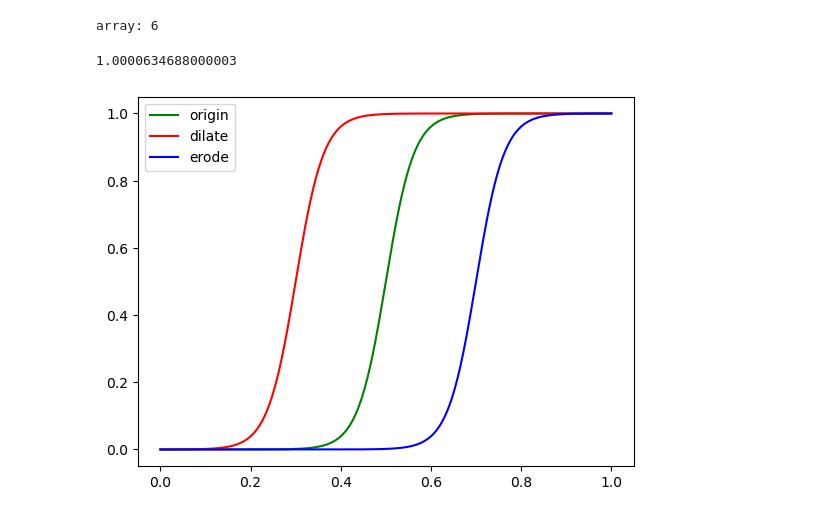
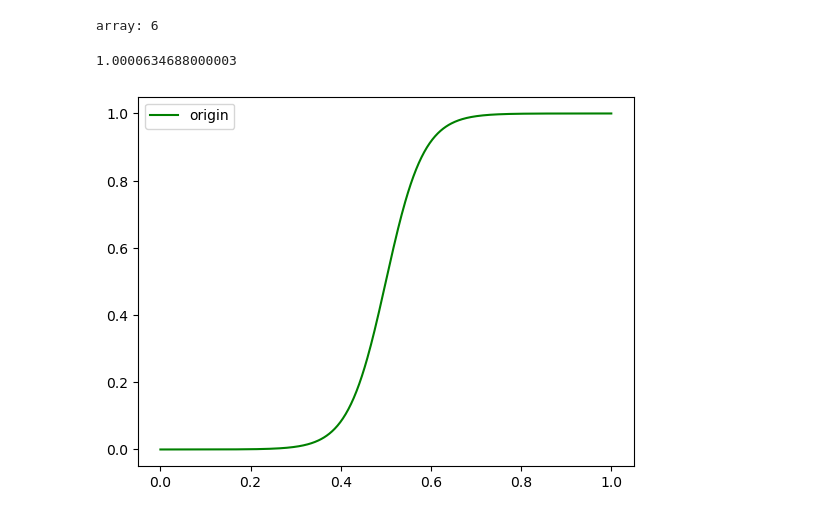
Before and after one commit to Schnabel-8/homo3d, a Jupyter notebook: scripts/data_process.ipynb, the cells around one changed output. Cells and saved outputs as stored; diff of their text form; code cells hidden in the pictures.

```diff
--- a/scripts/data_process.ipynb
+++ b/scripts/data_process.ipynb
@@ -211,11 +227,12 @@ def Tanh(beta,eta):
     return lambda x:(tanh(beta*eta)+tanh(beta*(x-eta)))/(tanh(beta*eta)+tanh(beta*(1-eta)))
 
 def TanhDiff(beta,eta):
-    return lambda x:(4*np.exp(2*x)/(((np.exp(2*x))+1)**2))/(tanh(beta*eta)+tanh(beta*(1-eta)))
-x=np.linspace(0,1,500)
+    return lambda x:beta/(cosh(beta*(x-eta))**2*(tanh(beta*eta)+tanh(beta*(1-eta))))
+
 #plot(x,Erd(16)(x),color='blue')
 #plot(x,Erd(4)(x),color='red')
-b_=16
+x=np.linspace(0,1,500)
+b_=12
 [erd,erd_]=Erd(b_)
 if(0):
     plot(x,erd_(x),color='red')
@@ -225,34 +242,34 @@ elif(0):
     plot(x,(x**b_),color='blue')
 
 [dlt,dlt_]=Dlt(b_)
-
+x=np.linspace(0,1,500)
 _tanh=Tanh(b_,0.5)
 _tanhe=Tanh(b_,0.7)
 _tanhd=Tanh(b_,0.3)
 tanh_=TanhDiff(3,0.5)
 polyn=lambda x:-(2.1333)*x**3+(15.2)*x**2-(0.0666)*x+0.0001
 polyn_=lambda x:-(6.3999)*x**2+(30.4)*x-(0.0666)
 poly=lambda x:-(32/15)*x**3+(16/5)*x**2-(1/15)*x
 poly_=lambda x:-(32/5)*x**2+(32/5)*x-(1/15)
 if(0):
     plot(x,dlt_(x),color='red')
     plot(x,(-b_*(1-x)**(b_-1)),color='blue')
 elif(1):
    # plot(x,erd(x),color='green')
    # plot(x,(x**b_),color='yellow')
     #plot(x,dlt(x),color='red')
     #plot(x,(1-(1-x)**b_),color='blue')
     #plot(x,tanh_(x),color='green')
     plot(x,_tanh(x),color='green',label='origin')
-    plot(x,_tanhd(x),color='red',label='dilate')
-    plot(x,_tanhe(x),color='blue',label='erode')
+   # plot(x,_tanhd(x),color='red',label='dilate')
+   # plot(x,_tanhe(x),color='blue',label='erode')
     #plot(x,x**3,color='green')
     plt.legend()
     #plot(x,x**2,color='orange')
     #plot(x,(x**3+(1-x)**3)/2,color='orange')
     #plot(x,poly(x),color='orange')
    # plot(x,poly_(x),color='black')
 print(poly(0.999))
 # %% [output]
 1.0000634688000003
-[figure, old version]
+[figure, new version]
```
Also changed, not shown: parts of 5 cells of this notebook, 10 other files.
